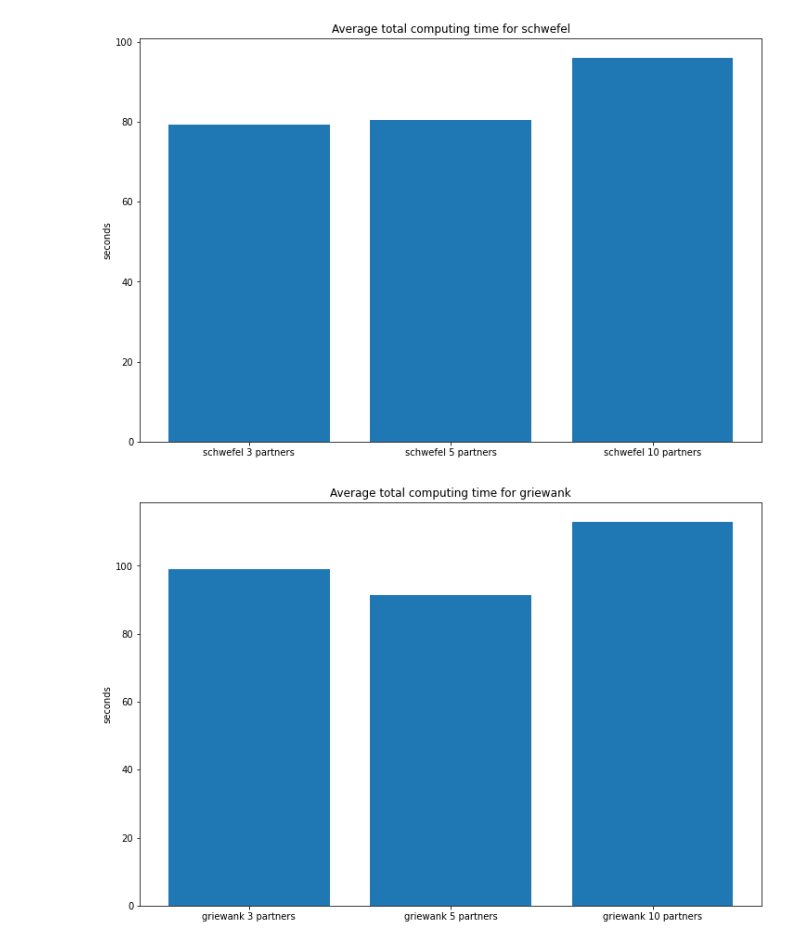
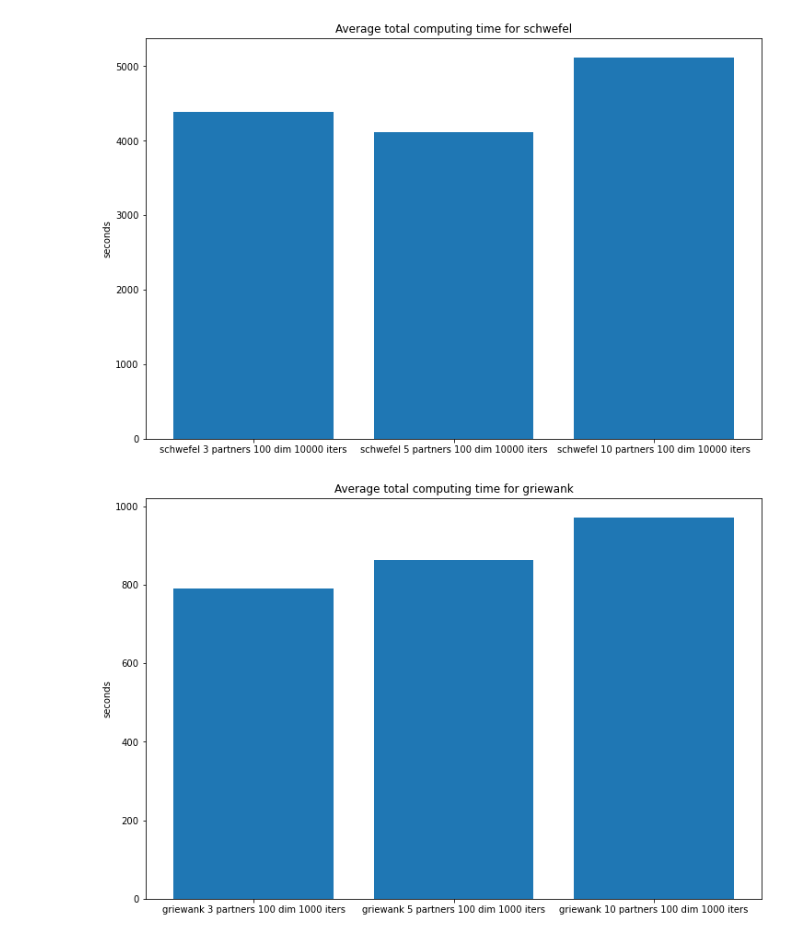
Before and after one commit to PawelPeczek/AGHComputationalIntelligence, a Jupyter notebook: differential_evolution/results_chart_notebook.ipynb, the cells around one changed output. Drawn from its saved outputs; the diff is of its cells as text; code cells hidden in the pictures.

Commit message:
Add schwefel/rastrigin results of 100 dim with 1000 or 10000 iters and create charts for every result

```diff
--- a/differential_evolution/results_chart_notebook.ipynb
+++ b/differential_evolution/results_chart_notebook.ipynb
@@ -4,3 +4,8 @@ import glob
 import json
 import matplotlib.pyplot as plt
 import re
+# %%
+functions = ['rastrigin', 'schwefel', 'griewank', 'ackley']
+for function in functions:
+    files = glob.glob(f'./results/{function}*_100_dim*.json')
+    print(files)
@@ -7,9 +17,9 @@ import re
 # %%
-functions = ['rastrigin', 'schwefel', 'griewank']
-parameter_regex = r'.*_(\d+)_.*'
+functions = ['rastrigin', 'schwefel', 'griewank', 'ackley']
+parameter_regex = r'.*_(\d+)_partners_.*_dim_(\d+)_iters.*'
 
 for function in functions:
-    files = glob.glob(f'./{function}*.json')
+    files = glob.glob(f'./results/{function}*_100_dim*.json')
     files = sorted(files, key=lambda f: int(re.match(parameter_regex, f).group(1)))
     results = []
     for file in files:
@@ -20,7 +30,9 @@ for function in functions:
     results_as_json = [json.loads(result) for result in results]
     average_fitnesses = [res['average_fitness'] for res in results_as_json]
 
-    x = range(1, 1001)
+    iters = re.match(parameter_regex, files[0]).group(2)
+
+    x = range(1, int(iters) + 1)
     plt.figure(figsize=(12, 8))
     plt.xlabel('Iteration')
     plt.ylabel('Average fitness')
@@ -28,8 +40,8 @@ for function in functions:
     for i, fit in enumerate(average_fitnesses):
         y = fit
         plt.title(f'Average fitness ({function})')
-        plt.plot(x, y, label=files[i][2:-5].replace("_", " "))
+        plt.plot(x, y, label=files[i][10:-5].replace("_", " "))
 
     plt.legend()
-    plt.savefig(f'average_fitness_{function}_chart.png')
+    plt.savefig(f'./results/average_fitness_{function}_100_dim_{iters}_iters_chart.png')
 # %% [output]
@@ -39,6 +52,6 @@ for function in functions:
 # %%
 for function in functions:
-    files = glob.glob(f'./{function}*.json')
+    files = glob.glob(f'./results/{function}*_100_dim*.json')
     files = sorted(files, key=lambda f: int(re.match(parameter_regex, f).group(1)))
     results = []
     for file in files:
@@ -49,11 +62,13 @@ for function in functions:
     results_as_json = [json.loads(result) for result in results]
     average_computing_time = [res['average_total_comupting_time'] for res in results_as_json]
 
-    x = [file[2:-5].replace("_", " ") for file in files]
+    iters = re.match(parameter_regex, files[0]).group(2)
+
+    x = [file[10:-5].replace("_", " ") for file in files]
     y = average_computing_time
     plt.figure(figsize=(12,8))
     plt.title(f'Average total computing time for {function}')
     plt.ylabel('seconds')
     plt.bar(x, y)
-    plt.savefig(f'computing_time_{function}_chart.png')
+    plt.savefig(f'./results/computing_time_{function}_100_dim_{iters}_iters_chart.png')
 # %% [output]
@@ -61,2 +76,2 @@ for function in functions:
-[figure, old version]
+[figure, new version]
-[figure, old version]
+[figure, new version]
```
Also changed, not shown: parts of 3 cells of this notebook, 46 other files.
